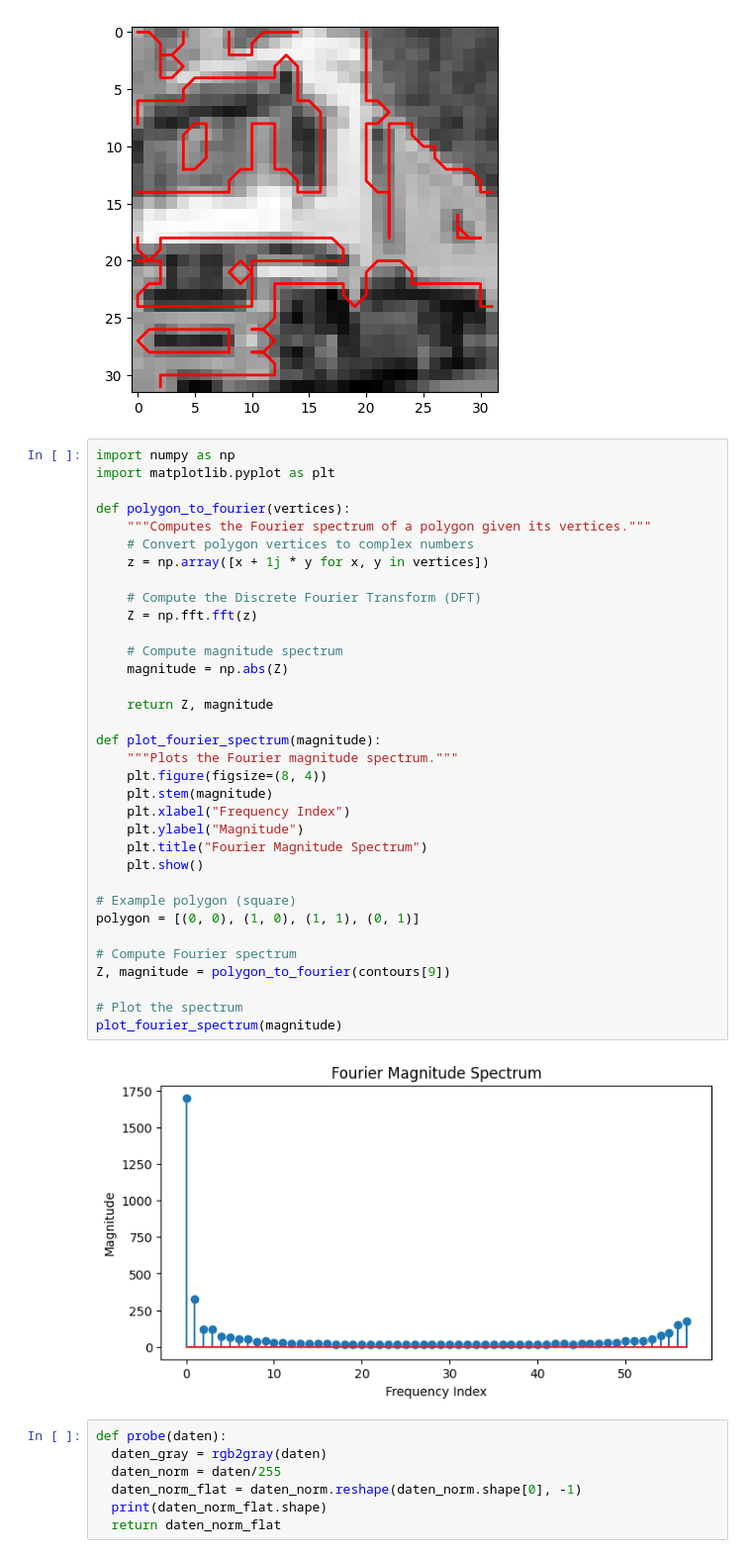
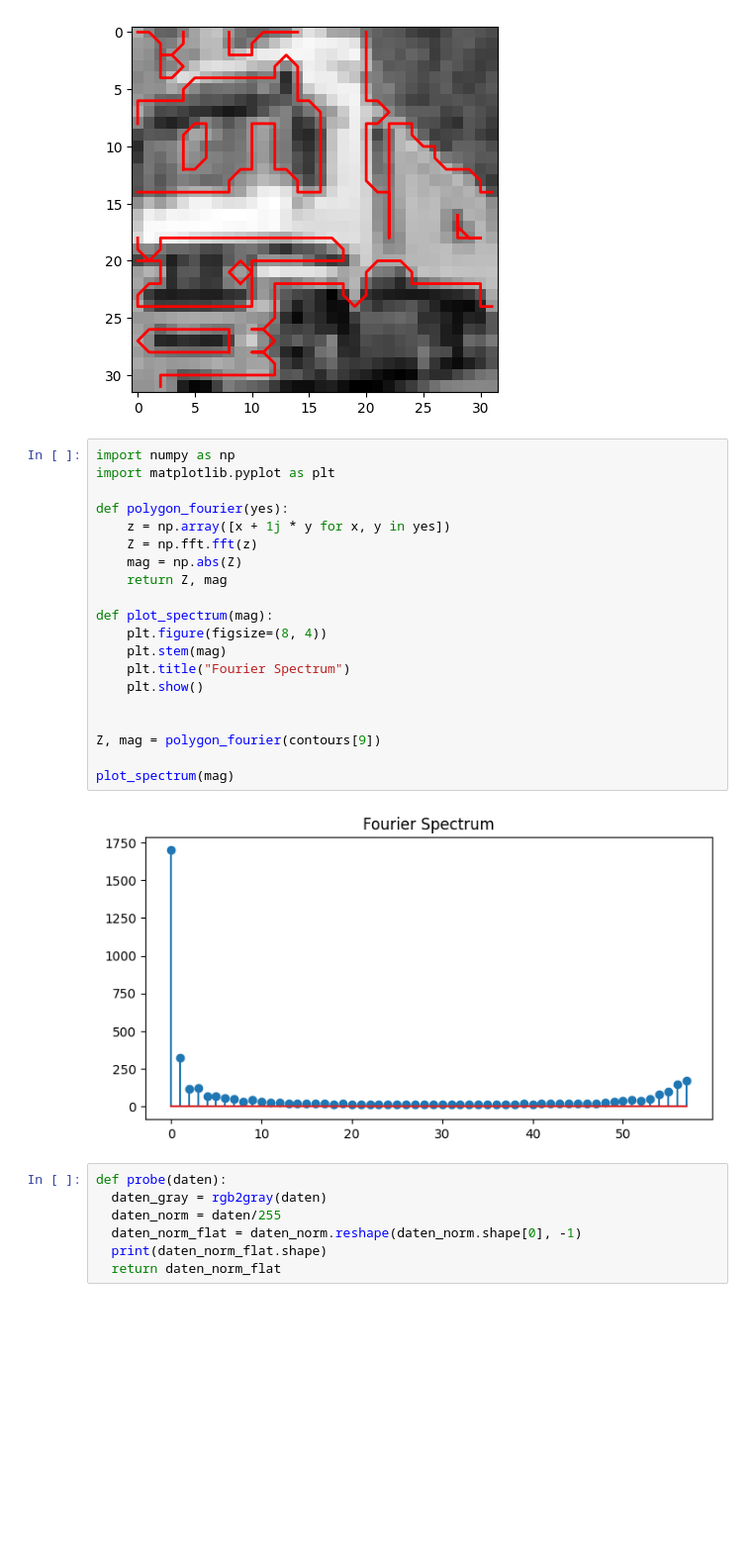
Before and after one commit to MrEwdew/DeepLearning25, a Jupyter notebook: week_1/CIFAR10-ShallowLearning.ipynb, the cells around one changed output. Shown: that part at 99% size. Cells and saved outputs as stored; diff of their text form; blank space fills up the shorter version.

```diff
--- a/week_1/CIFAR10-ShallowLearning.ipynb
+++ b/week_1/CIFAR10-ShallowLearning.ipynb
@@ -209,39 +211,25 @@ plt.show()
 # %%
 import numpy as np
 import matplotlib.pyplot as plt
 
-def polygon_to_fourier(vertices):
-    """Computes the Fourier spectrum of a polygon given its vertices."""
-    # Convert polygon vertices to complex numbers
-    z = np.array([x + 1j * y for x, y in vertices])
+def polygon_fourier(yes):
+    z = np.array([x + 1j * y for x, y in yes])
+    Z = np.fft.fft(z)
+    mag = np.abs(Z)
+    return Z, mag
 
-    # Compute the Discrete Fourier Transform (DFT)
-    Z = np.fft.fft(z)
-
-    # Compute magnitude spectrum
-    magnitude = np.abs(Z)
-
-    return Z, magnitude
-
-def plot_fourier_spectrum(magnitude):
-    """Plots the Fourier magnitude spectrum."""
+def plot_spectrum(mag):
     plt.figure(figsize=(8, 4))
-    plt.stem(magnitude)
-    plt.xlabel("Frequency Index")
-    plt.ylabel("Magnitude")
-    plt.title("Fourier Magnitude Spectrum")
+    plt.stem(mag)
+    plt.title("Fourier Spectrum")
     plt.show()
 
-# Example polygon (square)
-polygon = [(0, 0), (1, 0), (1, 1), (0, 1)]
 
-# Compute Fourier spectrum
-Z, magnitude = polygon_to_fourier(contours[9])
+Z, mag = polygon_fourier(contours[9])
 
-# Plot the spectrum
-plot_fourier_spectrum(magnitude)
+plot_spectrum(mag)
 # %% [output]
-[figure, old version]
+[figure, new version]
 # %%
 def probe(daten):
   daten_gray = rgb2gray(daten)
```
Also changed, not shown: parts of 7 cells of this notebook.
